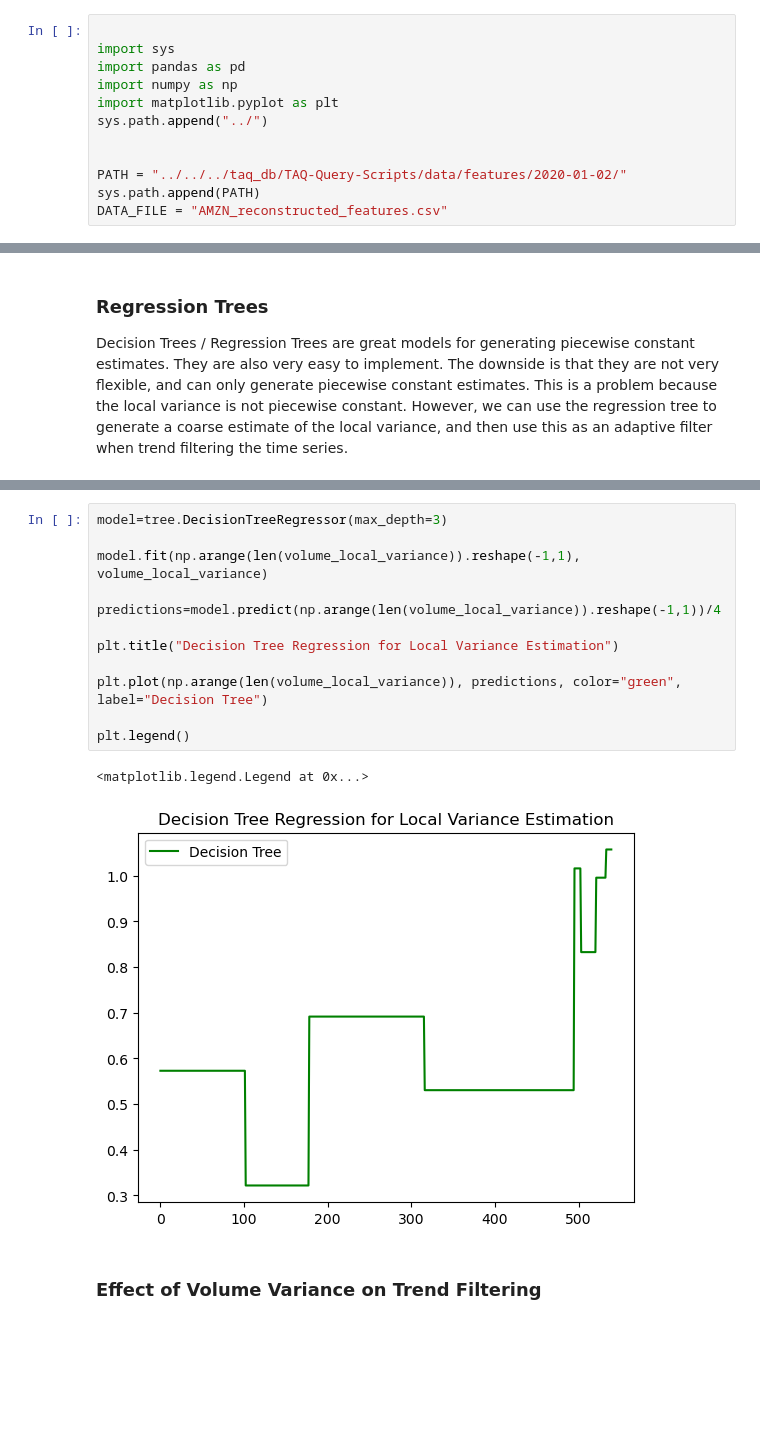
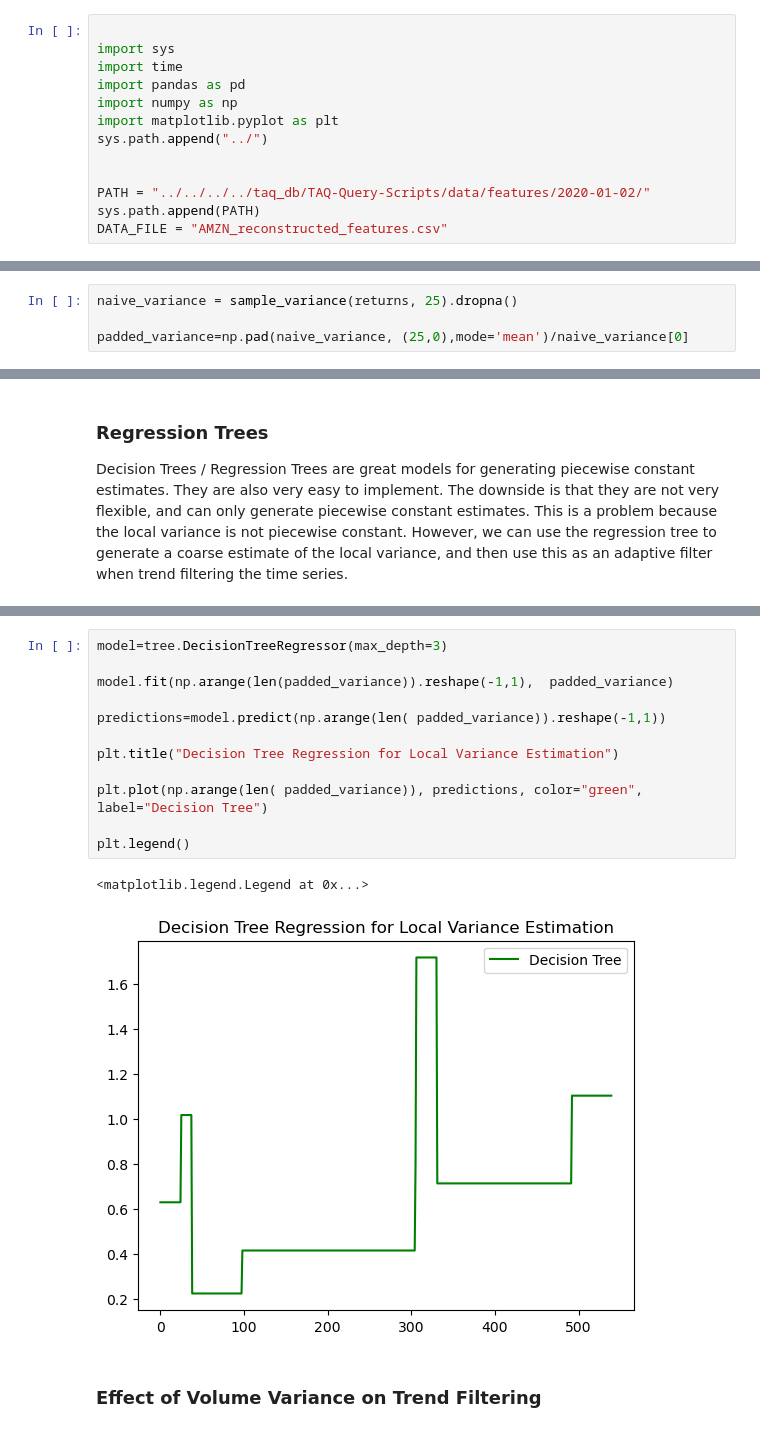
Before and after one commit to jasonbohne123/Adaptive_Signal_Estimation, a Jupyter notebook: research/estimators/Variance_Estimation.ipynb, the cells around one changed output, grey strips where cells are left out. Cells and saved outputs as stored; diff of their text form; blank space fills up the shorter version.

```diff
--- a/research/estimators/Variance_Estimation.ipynb
+++ b/research/estimators/Variance_Estimation.ipynb
@@ -5,13 +5,14 @@ When working with time series (observations of a natural sequential ordering) on
 # %%
 
 import sys
+import time
 import pandas as pd
 import numpy as np
 import matplotlib.pyplot as plt
 sys.path.append("../")
 
 
-PATH = "../../../taq_db/TAQ-Query-Scripts/data/features/2020-01-02/"
+PATH = "../../../../taq_db/TAQ-Query-Scripts/data/features/2020-01-02/"
 sys.path.append(PATH)
 DATA_FILE = "AMZN_reconstructed_features.csv"
 # %%
@@ -80,4 +82,8 @@ def sample_variance(returns, T):
     def compute_sample_variance(x):
         return (x**2).sum() / (T )
     return returns.rolling(T).apply(lambda x: compute_sample_variance(x))
+# %%
+naive_variance = sample_variance(returns, 25).dropna()
+
+padded_variance=np.pad(naive_variance, (25,0),mode='mean')/naive_variance[0]
 # %%
@@ -164,18 +104,18 @@ ModuleNotFoundError: No module named 'sklearn'
 # %%
 model=tree.DecisionTreeRegressor(max_depth=3)
 
-model.fit(np.arange(len(volume_local_variance)).reshape(-1,1), volume_local_variance)
+model.fit(np.arange(len(padded_variance)).reshape(-1,1),  padded_variance)
 
-predictions=model.predict(np.arange(len(volume_local_variance)).reshape(-1,1))/4
+predictions=model.predict(np.arange(len( padded_variance)).reshape(-1,1))
 
 plt.title("Decision Tree Regression for Local Variance Estimation")
 
-plt.plot(np.arange(len(volume_local_variance)), predictions, color="green", label="Decision Tree")
+plt.plot(np.arange(len( padded_variance)), predictions, color="green", label="Decision Tree")
 
 plt.legend()
 # %% [output]
 <matplotlib.legend.Legend at 0x...>
-[figure, old version]
+[figure, new version]
 # %% [markdown]
 ### Effect of Volume Variance on Trend Filtering
 # %%
```
Also changed, not shown: parts of 23 cells of this notebook, 12 other files.
